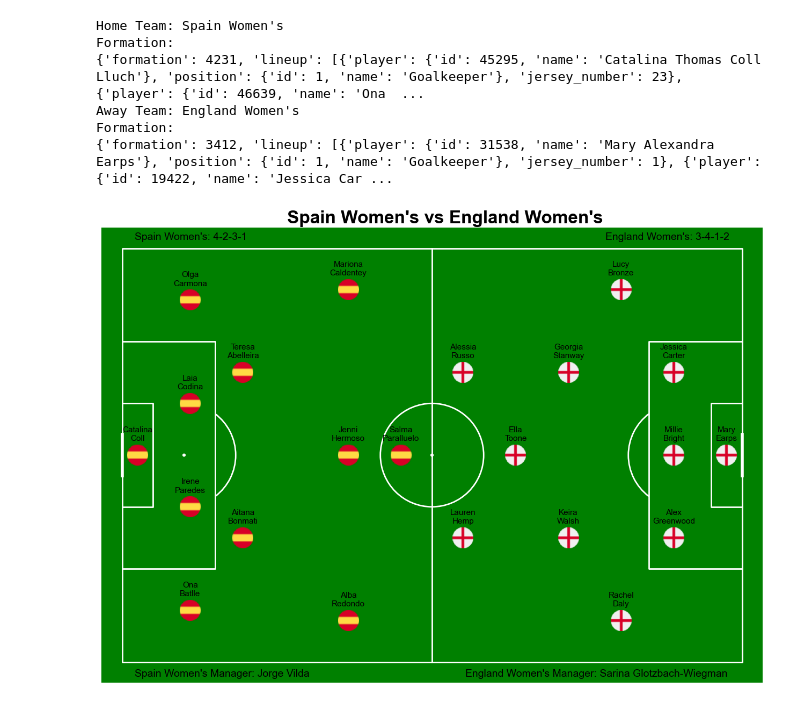
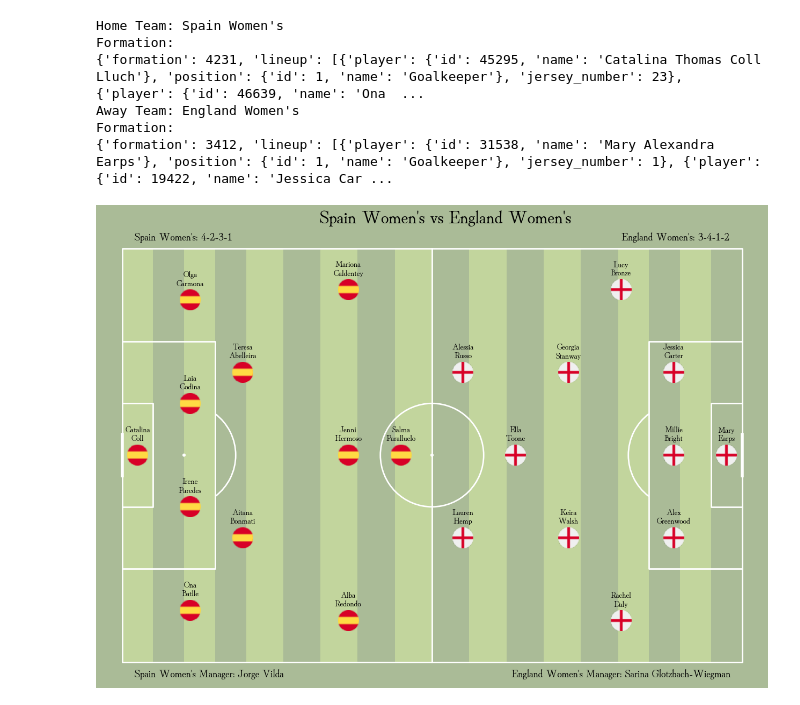
Before and after one commit to FrancescoTrasforini/2023WomenWorldCup-Analysis, a Jupyter notebook: StatsBomb-Women_World_Cup_Analysis.ipynb, the cells around one changed output. Cells and saved outputs as stored; diff of their text form; code cells hidden in the pictures.

Commit message:
Pitch Stripes and other optimizations

```diff
--- a/StatsBomb-Women_World_Cup_Analysis.ipynb
+++ b/StatsBomb-Women_World_Cup_Analysis.ipynb
@@ -163,14 +163,21 @@ england_starting_xi.loc[england_starting_xi['player_name'] == 'Mary Alexandra Ea
 england_formation = event['tactics_formation'].iloc[1]
 
 # custom font
-font_properties = FontProperties()
-font_properties.set_family('sans-serif')
-font_properties.set_name('Arial')
+font_path = 'C:/Users/Francesco/AppData/Local/Microsoft/Windows/Fonts/HinaMincho-Regular.ttf'
+font_properties = FontProperties(fname=font_path)
+font_properties.set_style('normal')
 
 # Setting up the pitch
-pitch = Pitch(pitch_type='statsbomb', pitch_color='green', line_zorder=2, line_color='white')
+#pitch = Pitch(pitch_type='statsbomb', pitch_color='green', line_zorder=2, line_color='white')
+#fig, ax = pitch.draw(figsize=(16, 11),constrained_layout=True, tight_layout=False)
+#fig.set_facecolor('white')
+
+# Setting up the pitch
+#pitch = Pitch(pitch_type='statsbomb', pitch_color='green', line_zorder=2, line_color='white')
+pitch = Pitch(pitch_type='statsbomb',pitch_color='#aabb97', line_zorder=2, line_color='white',
+              stripe_color='#c2d59d', stripe=True)  # optional stripes
 fig, ax = pitch.draw(figsize=(16, 11),constrained_layout=True, tight_layout=False)
-fig.set_facecolor('white')
+fig.set_facecolor('#aabb97')
 
 players_font_size = 11
 # pitch left side text
@@ -221,32 +228,32 @@ england_positions = ax_scatter_england.get_offsets()
 
 # Plotting the England team with flags
 for (x, y) in england_positions:
     imagebox = OffsetImage(england_flag, zoom=1.0)  # Adjust zoom to change flag size
     ab = AnnotationBbox(imagebox, (x, y), frameon=False)
     ax.add_artist(ab)
 
 # Formatting the tactic (e.g.4231 -> 4-2-3-1)
 def format_formation(formation_str):
     return '-'.join(formation_str[i:i+1] for i in range(0, len(formation_str), 1))
 
 spain_formation_clean = format_formation(spain_formation)
 england_formation_clean = format_formation(england_formation)
 
 # Add tactical formation text
 ax.text(0.05, 0.99, f'{team1}: 'f'{spain_formation_clean}', fontproperties=font_properties,fontsize=14, color='black', ha='left', va='top', transform=ax.transAxes)
 ax.text(0.95, 0.99, f'{team2}: 'f'{england_formation_clean}', fontproperties=font_properties,fontsize=14, color='black', ha='right', va='top', transform=ax.transAxes)
 
 # Add managers info
 spain_manager = final_match['home_managers'].iloc[0]
 england_manager = final_match['away_managers'].iloc[0]
 ax.text(0.05, 0.03, f'{team1} Manager: 'f'{spain_manager}', fontproperties=font_properties,fontsize=14, color='black', ha='left', va='top', transform=ax.transAxes)
-ax.text(0.55, 0.03, f'{team2} Manager: 'f'{england_manager}', fontproperties=font_properties,fontsize=14, color='black', ha='left', va='top', transform=ax.transAxes)
+ax.text(0.62, 0.03, f'{team2} Manager: 'f'{england_manager}', fontproperties=font_properties,fontsize=14, color='black', ha='left', va='top', transform=ax.transAxes)
 
 #plot the legend
 #ax.legend(facecolor='white', handlelength=3, edgecolor='None', fontsize=14, loc='best',markerscale=0.5,framealpha=0.2)
 
 #set title
 title_txt = f'{team1} vs 'f'{team2}'
 ax_title = ax.set_title(title_txt,color='black',fontproperties=font_properties,loc='center',x=0.52,weight='bold',fontsize=24)
 # %% [output]
-[figure, old version]
+[figure, new version]
```
Also changed, not shown: parts of 10 cells of this notebook.
